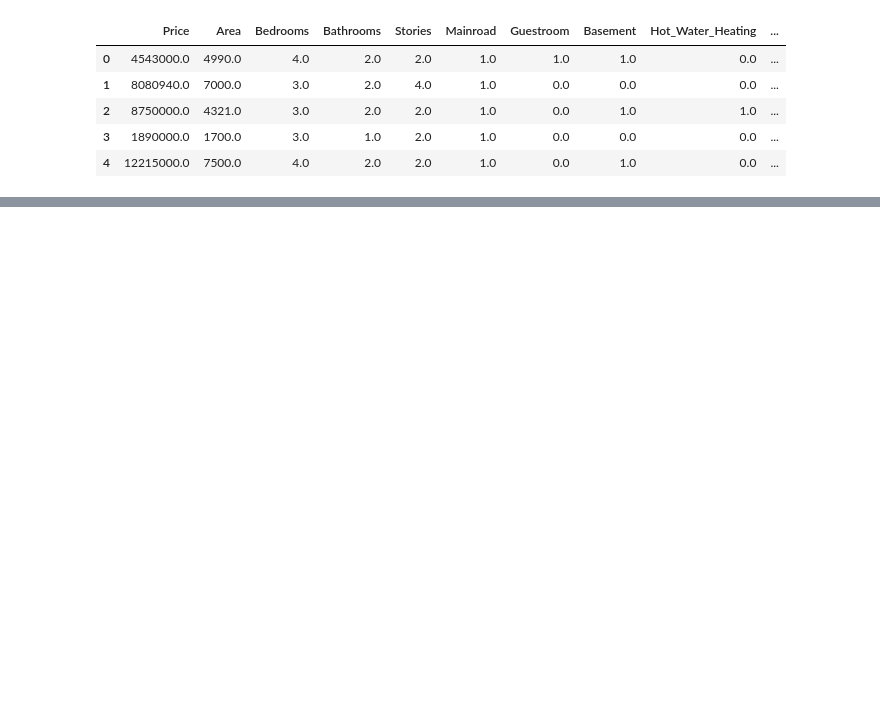
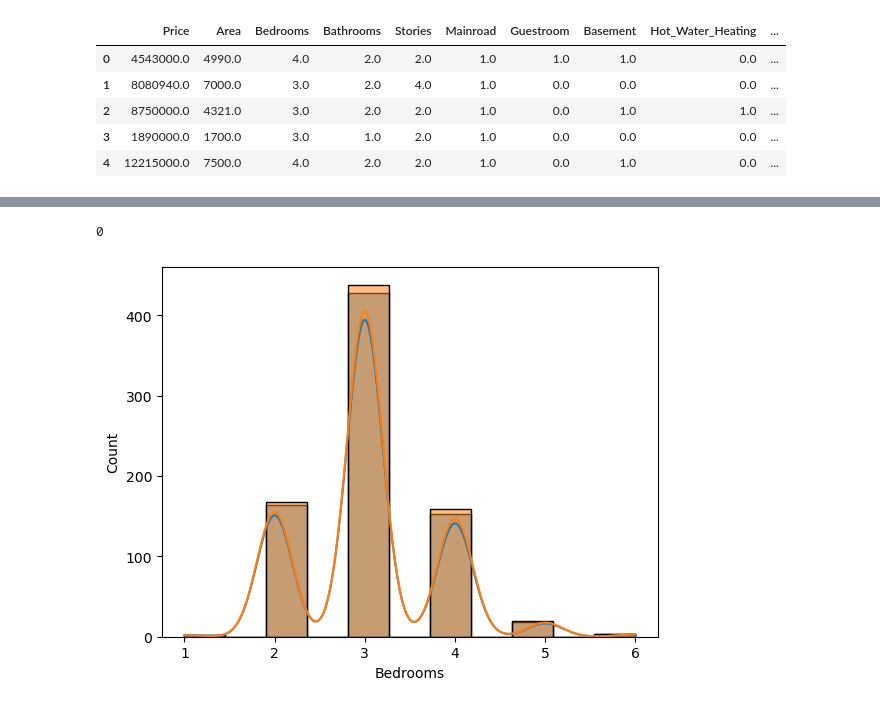
Before and after one commit to ThibaudGENEL/HousingPrice, a Jupyter notebook: notebookThib.ipynb, the cells around one changed output, grey strips where cells are left out. Drawn from its saved outputs; the diff is of its cells as text; code cells hidden in the pictures; blank space fills up the shorter version.

```diff
--- a/notebookThib.ipynb
+++ b/notebookThib.ipynb
@@ -115,0 +71,14 @@ df["Area"].isna().sum()
+# %%
+# Impute Bedrooms
+data = df.copy()
+np.random.seed(SEED)
+
+data.loc[data["Bedrooms"].isna(), "Bedrooms"] = np.around(np.random.normal(data["Bedrooms"].mean(), data["Bedrooms"].std(), size = len(data.loc[data["Bedrooms"].isna(), "Bedrooms"] )))
+print(data["Bedrooms"].isna().sum())
+
+sns.histplot(df["Bedrooms"], kde= True)
+sns.histplot(data["Bedrooms"], kde= True)
+plt.show()
+# %% [output]
+0
+[figure, added]
```
Also changed, not shown: parts of 20 cells of this notebook.
